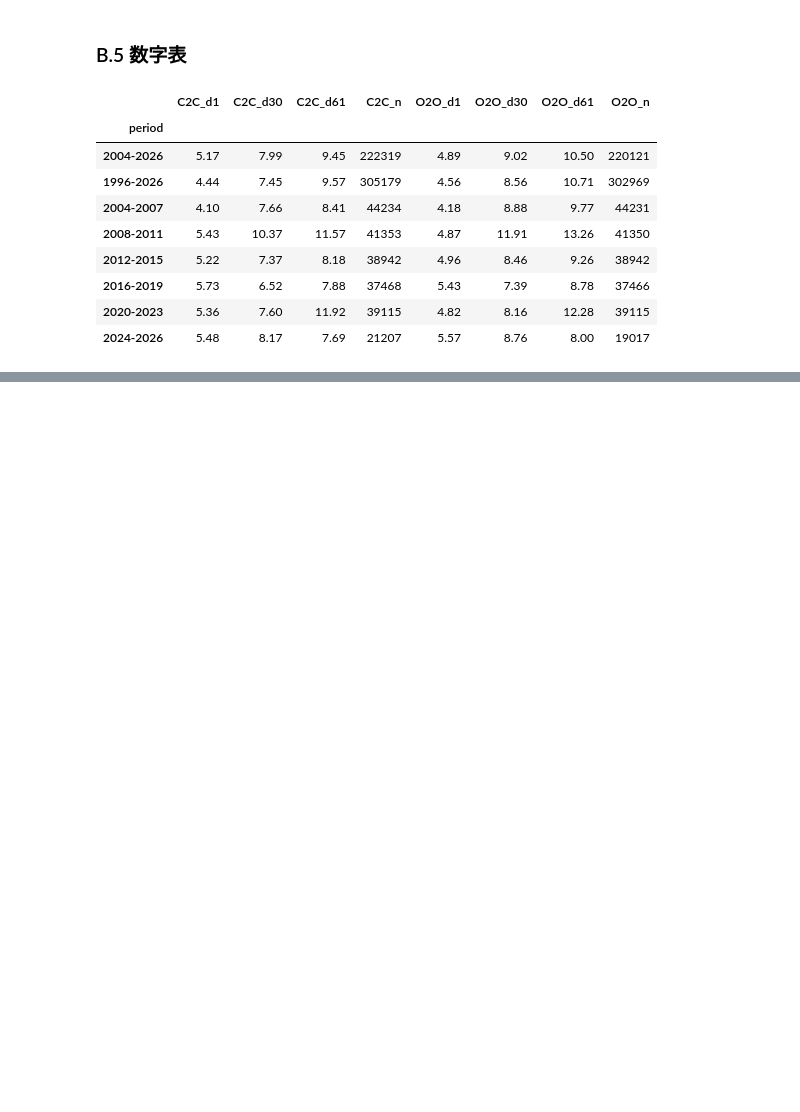
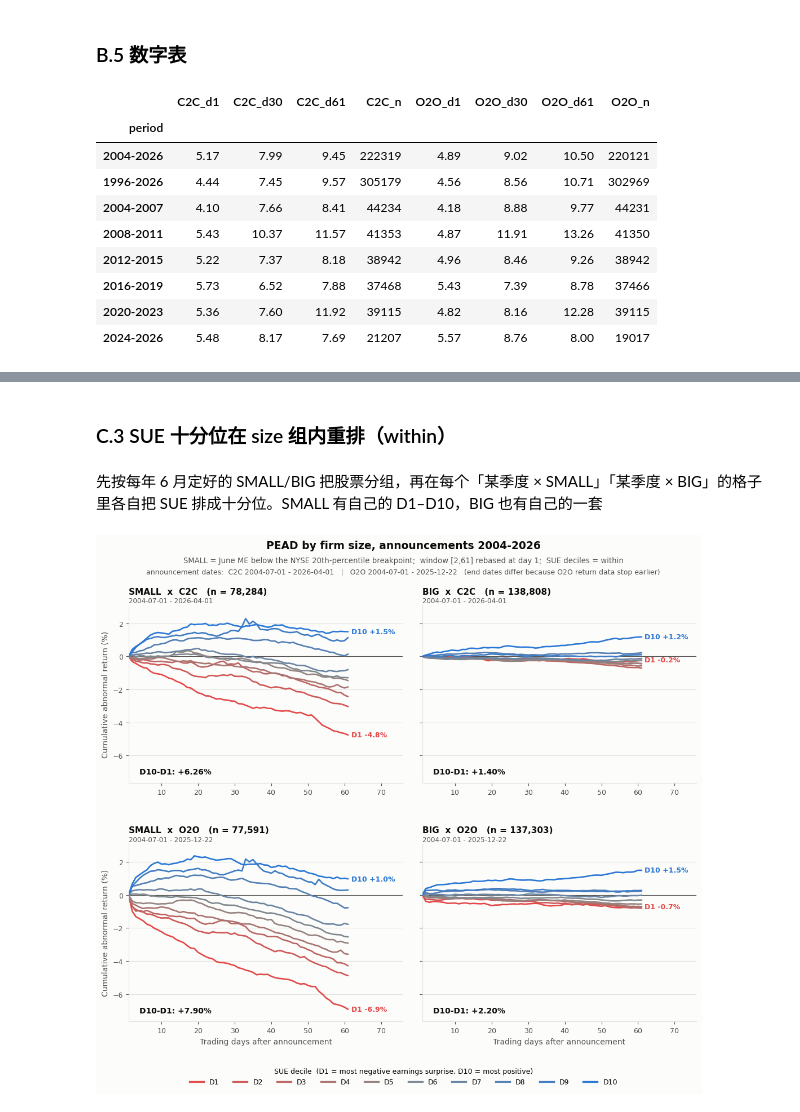
Before and after one commit to zan1029/PEAD_construction, a Jupyter notebook: PEAD分时段绘图.ipynb, the cells around one changed output, grey strips where cells are left out. Cells and saved outputs as stored; diff of their text form; code cells hidden in the pictures; blank space fills up the shorter version.

```diff
--- a/PEAD分时段绘图.ipynb
+++ b/PEAD分时段绘图.ipynb
@@ -534,0 +704,8 @@ display(table())
+# %% [markdown]
+### C.3 SUE 十分位在 size 组内重排（within）
+# %% [markdown]
+先按每年 6 月定好的 SMALL/BIG 把股票分组，再在每个「某季度 × SMALL」「某季度 × BIG」的格子里各自把 SUE 排成十分位。SMALL 有自己的 D1–D10，BIG 也有自己的一套
+# %%
+plot_size("within")
+# %% [output]
+[figure, added]
```
Also changed, not shown: parts of 7 cells of this notebook, 13 other files.
